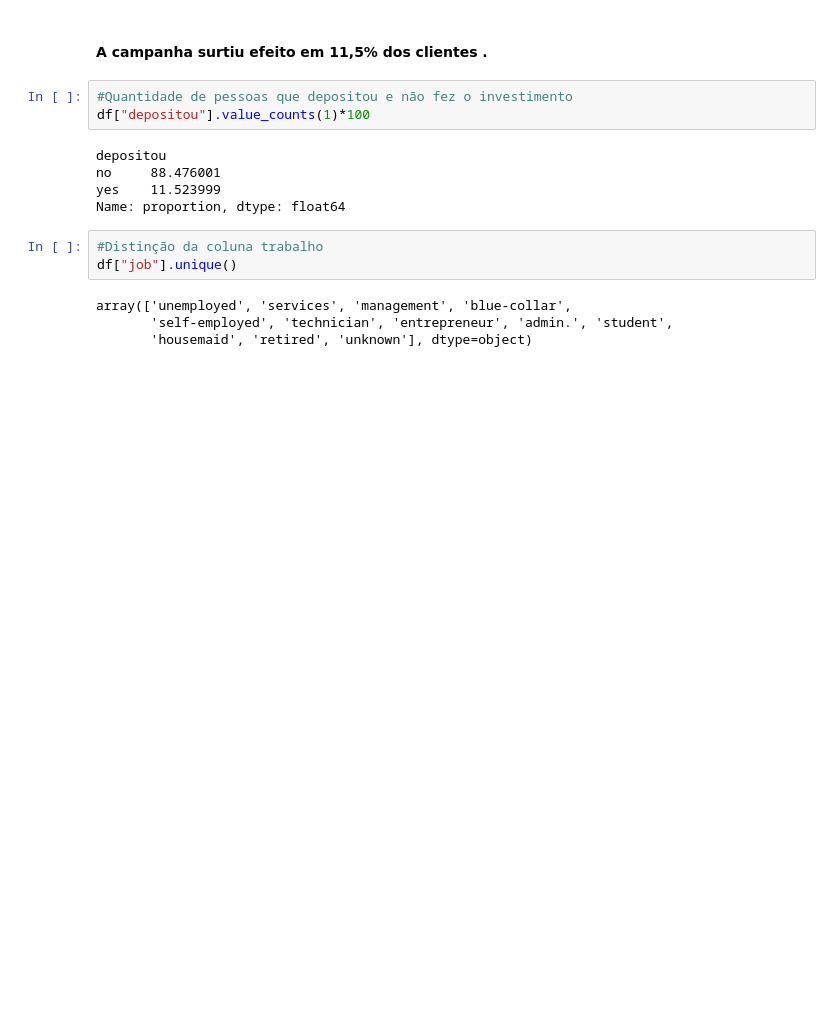
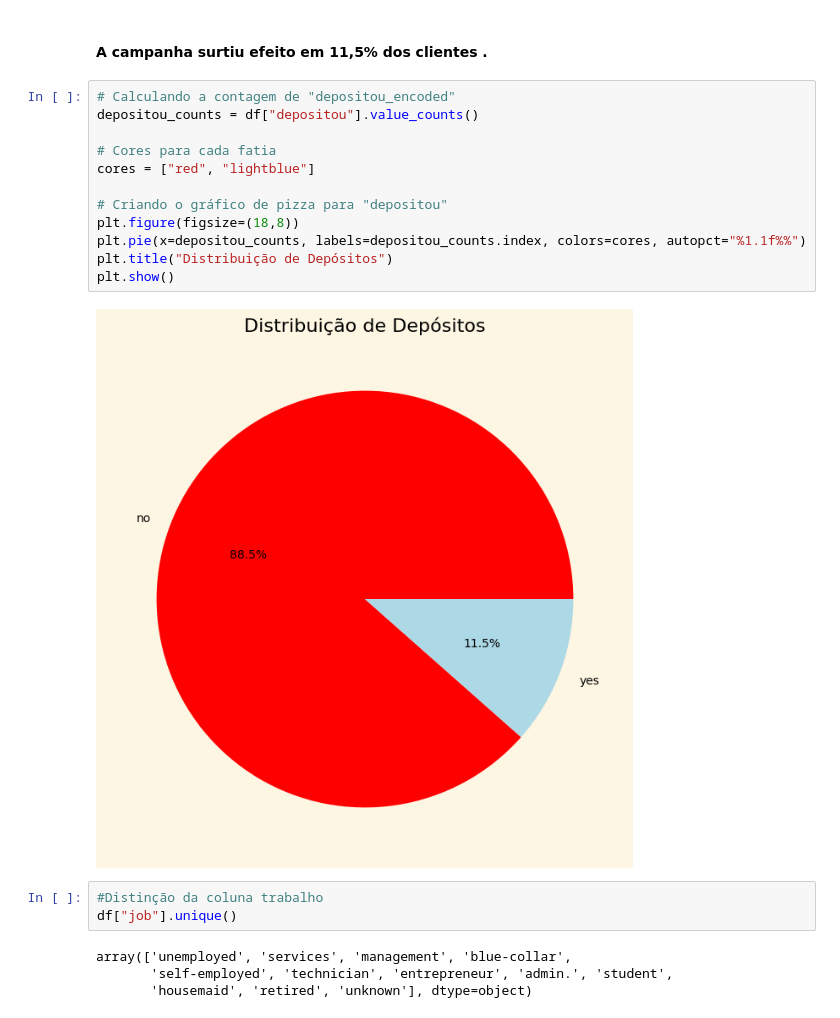
Before and after one commit to felipefagion/bank_machine_learning, a Jupyter notebook: mercado.ipynb, the cells around one changed output. Cells and saved outputs as stored; diff of their text form; blank space fills up the shorter version.

```diff
--- a/mercado.ipynb
+++ b/mercado.ipynb
@@ -223,14 +223,20 @@ df.head(5)
 | 4 | 59 | blue-collar | married | secondary | no | 0 | yes | no | unknown | 5 | may | ... |
 # %% [markdown]
 #### A campanha surtiu efeito em 11,5% dos clientes .
-# %%
-#Quantidade de pessoas que depositou e não fez o investimento
-df["depositou"].value_counts(1)*100
-# %% [output]
-depositou
-no     88.476001
-yes    11.523999
-Name: proportion, dtype: float64
+# %%
+# Calculando a contagem de "depositou_encoded"
+depositou_counts = df["depositou"].value_counts()
+
+# Cores para cada fatia
+cores = ["red", "lightblue"]
+
+# Criando o gráfico de pizza para "depositou"
+plt.figure(figsize=(18,8))
+plt.pie(x=depositou_counts, labels=depositou_counts.index, colors=cores, autopct="%1.1f%%")
+plt.title("Distribuição de Depósitos")
+plt.show()
+# %% [output]
+[figure, added]
 # %%
 #Distinção da coluna trabalho
 df["job"].unique()
```
Also changed, not shown: parts of 13 cells of this notebook.
